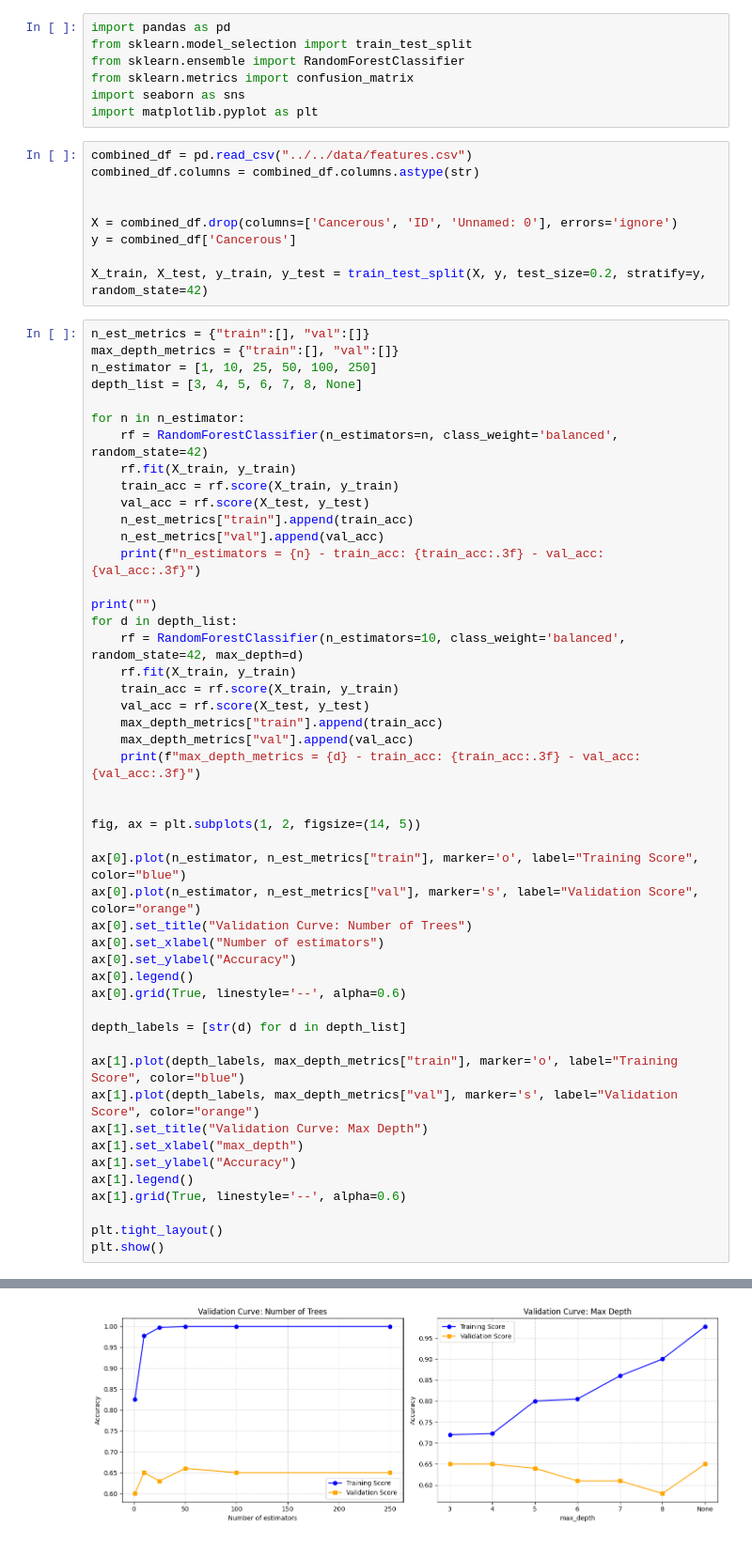
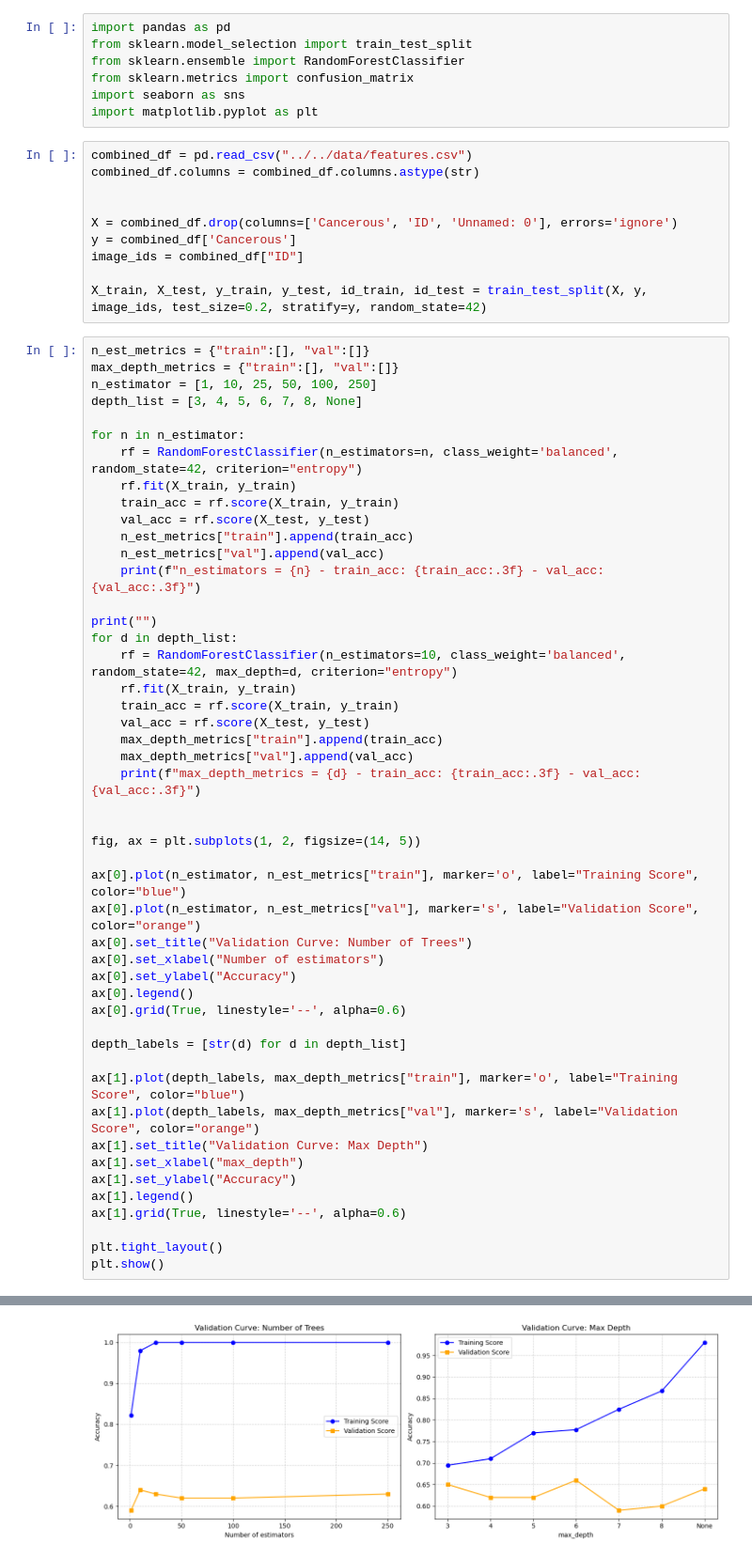
Before and after one commit to SofieITU/2026-PDS-Lizards, a Jupyter notebook: results/models/random_forest_classifier.ipynb, the cells around one changed output, grey strips where cells are left out. Shown at 94% size. Saved outputs shown, nothing was run; the diff lists cells and outputs as text.

Commit message:
updated rf classifier

```diff
--- a/results/models/random_forest_classifier.ipynb
+++ b/results/models/random_forest_classifier.ipynb
@@ -12,8 +12,9 @@ combined_df.columns = combined_df.columns.astype(str)
 
 X = combined_df.drop(columns=['Cancerous', 'ID', 'Unnamed: 0'], errors='ignore')
 y = combined_df['Cancerous']
+image_ids = combined_df["ID"]
 
-X_train, X_test, y_train, y_test = train_test_split(X, y, test_size=0.2, stratify=y, random_state=42)
+X_train, X_test, y_train, y_test, id_train, id_test = train_test_split(X, y, image_ids, test_size=0.2, stratify=y, random_state=42)
 # %%
 n_est_metrics = {"train":[], "val":[]}
 max_depth_metrics = {"train":[], "val":[]}
@@ -21,7 +22,7 @@ n_estimator = [1, 10, 25, 50, 100, 250]
 depth_list = [3, 4, 5, 6, 7, 8, None]
 
 for n in n_estimator:
-    rf = RandomForestClassifier(n_estimators=n, class_weight='balanced', random_state=42)
+    rf = RandomForestClassifier(n_estimators=n, class_weight='balanced', random_state=42, criterion="entropy")
     rf.fit(X_train, y_train)
     train_acc = rf.score(X_train, y_train)
     val_acc = rf.score(X_test, y_test)
@@ -31,7 +32,7 @@ for n in n_estimator:
 
 print("")
 for d in depth_list:
-    rf = RandomForestClassifier(n_estimators=10, class_weight='balanced', random_state=42, max_depth=d)
+    rf = RandomForestClassifier(n_estimators=10, class_weight='balanced', random_state=42, max_depth=d, criterion="entropy")
     rf.fit(X_train, y_train)
     train_acc = rf.score(X_train, y_train)
     val_acc = rf.score(X_test, y_test)
@@ -80,3 +81,3 @@ max_depth_metrics = None - train_acc: 0.978 - val_acc: 0.650
-[figure, old version]
+[figure, new version]
 # %%
 final_estimators = [10, 25, 50]
```
Also changed, not shown: parts of 4 cells of this notebook.
